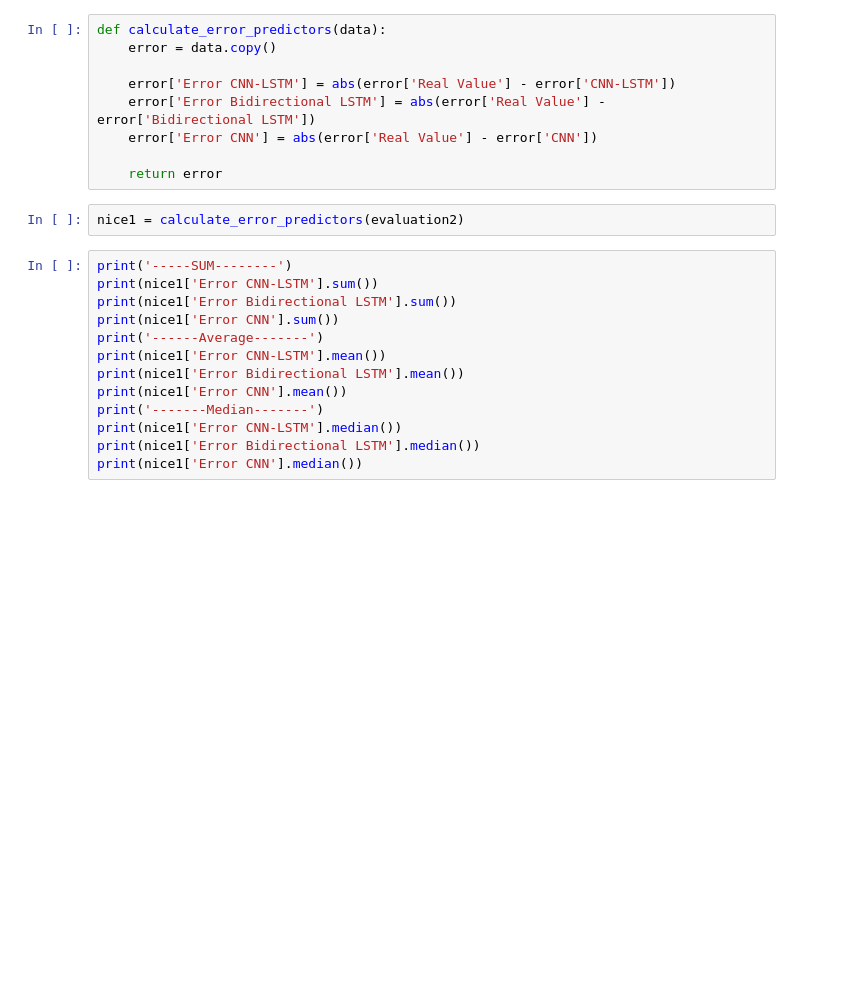
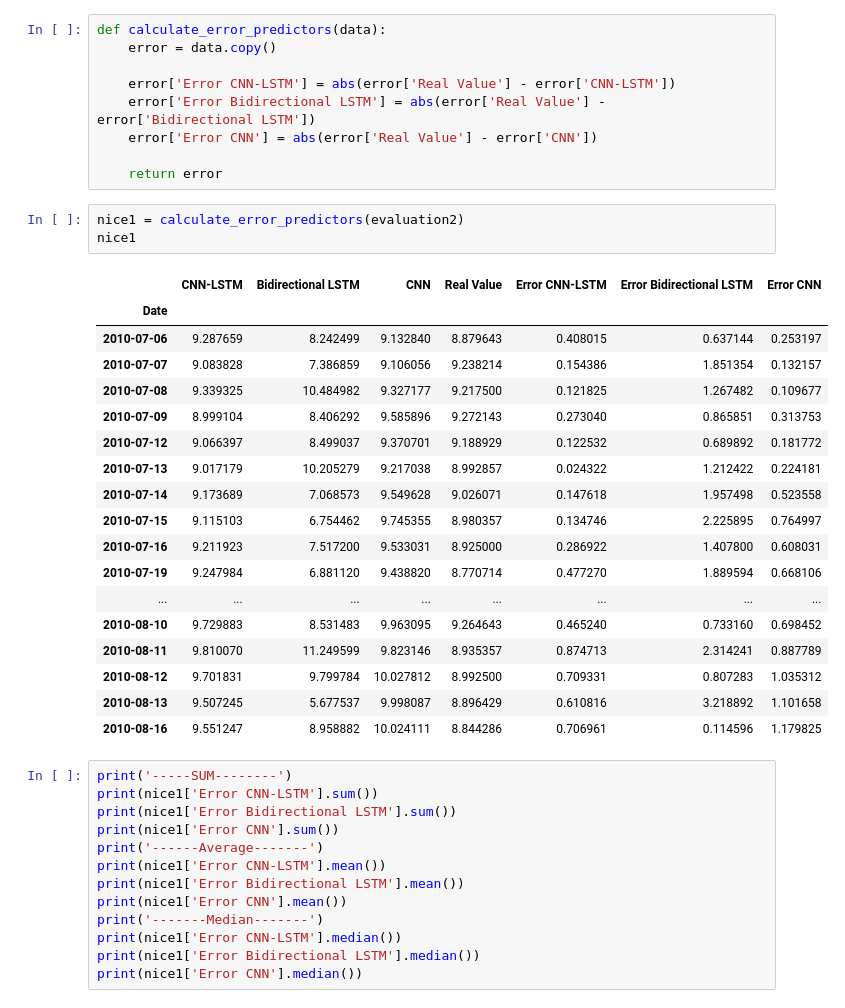
Before and after one commit to maxmekiska/arguing_predictors, a Jupyter notebook: notebooks/TestingEnviornment.ipynb, the cells around one changed output. Cells and saved outputs as stored; diff of their text form; blank space fills up the shorter version.

```diff
--- a/notebooks/TestingEnviornment.ipynb
+++ b/notebooks/TestingEnviornment.ipynb
@@ -473,6 +473,26 @@ def calculate_error_predictors(data):
     return error
 # %%
 nice1 = calculate_error_predictors(evaluation2)
+nice1
+# %% [output]
+|  | CNN-LSTM | Bidirectional LSTM | CNN | Real Value | Error CNN-LSTM | Error Bidirectional LSTM | Error CNN |
+| Date |  |  |  |  |  |  |  |
+| 2010-07-06 | 9.287659 | 8.242499 | 9.132840 | 8.879643 | 0.408015 | 0.637144 | 0.253197 |
+| 2010-07-07 | 9.083828 | 7.386859 | 9.106056 | 9.238214 | 0.154386 | 1.851354 | 0.132157 |
+| 2010-07-08 | 9.339325 | 10.484982 | 9.327177 | 9.217500 | 0.121825 | 1.267482 | 0.109677 |
+| 2010-07-09 | 8.999104 | 8.406292 | 9.585896 | 9.272143 | 0.273040 | 0.865851 | 0.313753 |
+| 2010-07-12 | 9.066397 | 8.499037 | 9.370701 | 9.188929 | 0.122532 | 0.689892 | 0.181772 |
+| 2010-07-13 | 9.017179 | 10.205279 | 9.217038 | 8.992857 | 0.024322 | 1.212422 | 0.224181 |
+| 2010-07-14 | 9.173689 | 7.068573 | 9.549628 | 9.026071 | 0.147618 | 1.957498 | 0.523558 |
+| 2010-07-15 | 9.115103 | 6.754462 | 9.745355 | 8.980357 | 0.134746 | 2.225895 | 0.764997 |
+| 2010-07-16 | 9.211923 | 7.517200 | 9.533031 | 8.925000 | 0.286922 | 1.407800 | 0.608031 |
+| 2010-07-19 | 9.247984 | 6.881120 | 9.438820 | 8.770714 | 0.477270 | 1.889594 | 0.668106 |
+| ... | ... | ... | ... | ... | ... | ... | ... |
+| 2010-08-10 | 9.729883 | 8.531483 | 9.963095 | 9.264643 | 0.465240 | 0.733160 | 0.698452 |
+| 2010-08-11 | 9.810070 | 11.249599 | 9.823146 | 8.935357 | 0.874713 | 2.314241 | 0.887789 |
+| 2010-08-12 | 9.701831 | 9.799784 | 10.027812 | 8.992500 | 0.709331 | 0.807283 | 1.035312 |
+| 2010-08-13 | 9.507245 | 5.677537 | 9.998087 | 8.896429 | 0.610816 | 3.218892 | 1.101658 |
+| 2010-08-16 | 9.551247 | 8.958882 | 10.024111 | 8.844286 | 0.706961 | 0.114596 | 1.179825 |
 # %%
 print('-----SUM--------')
 print(nice1['Error CNN-LSTM'].sum())
```
Also changed, not shown: parts of 3 cells of this notebook, 1 other file.
